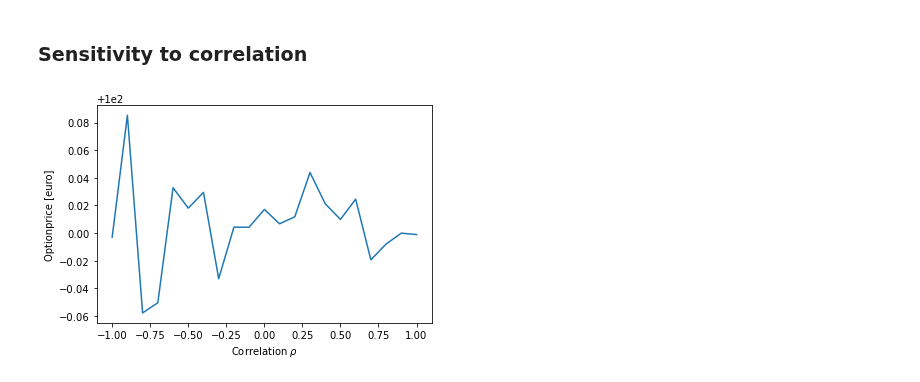
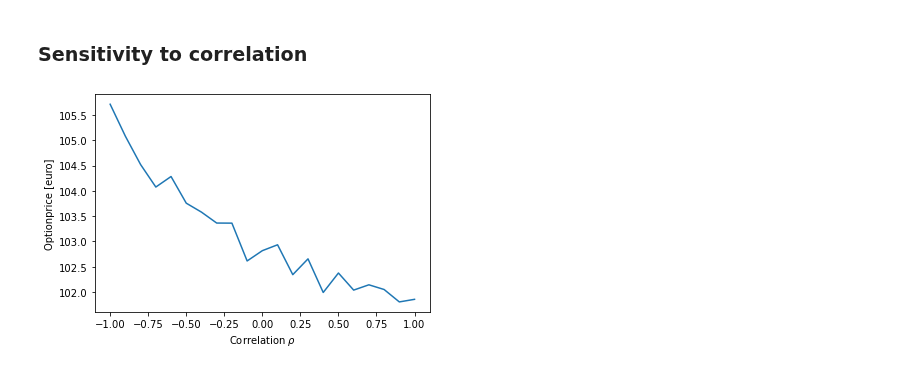
Before and after one commit to WillemJan9519/SPFDM-2, a Jupyter notebook: SPFDM 2.ipynb, the cells around one changed output. Saved outputs shown, nothing was run; the diff lists cells and outputs as text; code cells hidden in the pictures.

```diff
--- a/SPFDM 2.ipynb
+++ b/SPFDM 2.ipynb
@@ -489,23 +546,23 @@ print(BGMB.spread_BS(100))
 # %% [markdown]
 <h3>Sensitivity to correlation</h3>
 # %%
-# Currently no effect is observed, so need to chech this!
+# Currently no effect is observed, so need to check this!
 
 def worker(rho,K):
-    BGMB_ = multivariate_brownian(Npaths = 100000, Ntimesteps = 50, T = 1,rho=rho)
+    BGMB_ = multivariate_brownian(Npaths = 100000, Ntimesteps = 50, T = 1,rho=rho, ABM=True)
     return BGMB_.option_price(K)
 
 def var_corr():
     K = 100
     rhos = np.arange(-1,1.01,0.1)
     optionprices = np.array(Parallel(n_jobs=8)(delayed(worker)(rho,K) for rho in rhos))
     plt.plot(rhos, optionprices)
     plt.xlabel(r'Correlation $\rho$')
     plt.ylabel('Optionprice [euro]')
 
 var_corr()
 # %% [output]
-[figure, old version]
+[figure, new version]
 # %%
 worker(1,100)
 # %% [output]
```
Also changed, not shown: parts of 5 cells of this notebook.
